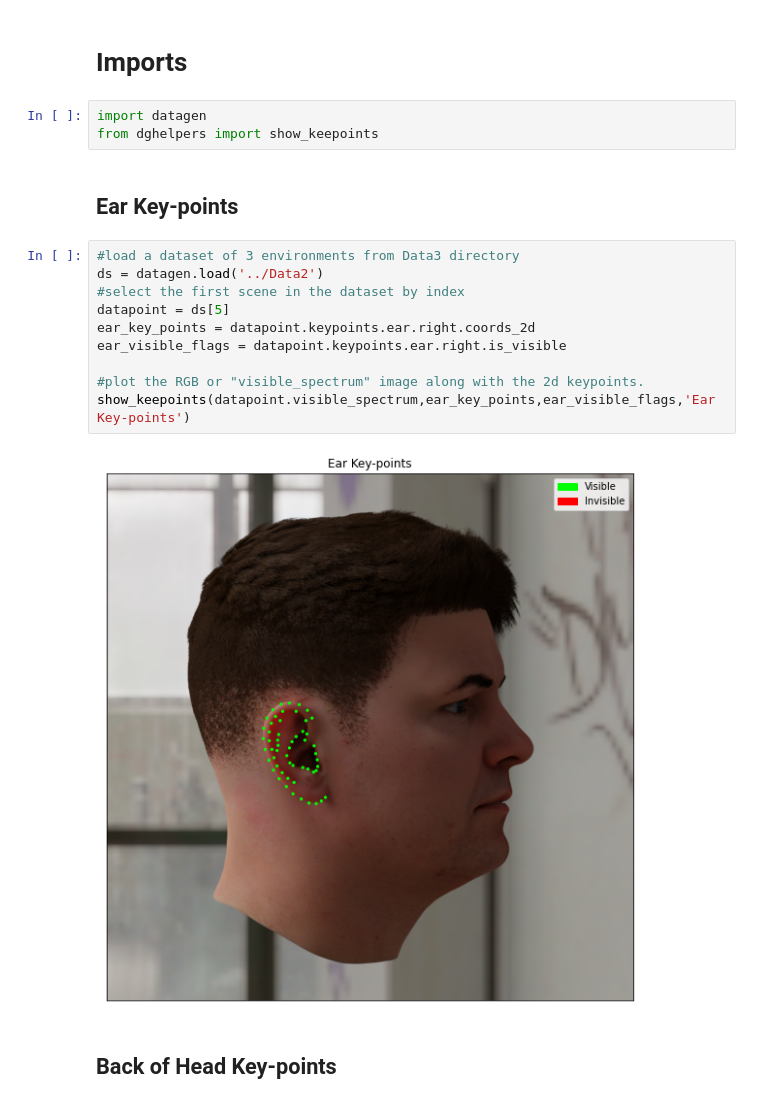
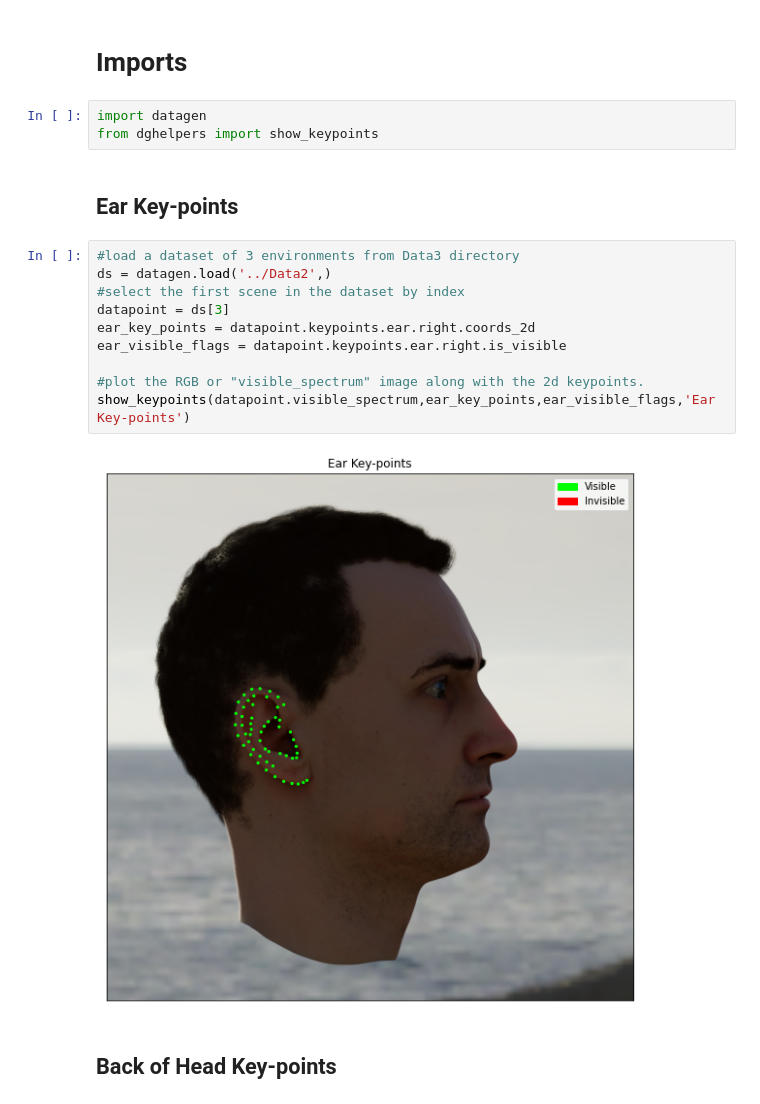
Before and after one commit to DatagenTech/dgutils, a Jupyter notebook: Notebooks/head_ear_keypoints.ipynb, the cells around one changed output. Saved outputs shown, nothing was run; the diff lists cells and outputs as text.

```diff
--- a/Notebooks/head_ear_keypoints.ipynb
+++ b/Notebooks/head_ear_keypoints.ipynb
@@ -4,21 +4,21 @@
 # Imports
 # %%
 import datagen
-from dghelpers import show_keepoints
+from dghelpers import show_keypoints
 # %% [markdown]
 ## Ear Key-points
 # %%
 #load a dataset of 3 environments from Data3 directory
-ds = datagen.load('../Data2')
+ds = datagen.load('../Data2',)
 #select the first scene in the dataset by index
-datapoint = ds[5]
+datapoint = ds[3]
 ear_key_points = datapoint.keypoints.ear.right.coords_2d
 ear_visible_flags = datapoint.keypoints.ear.right.is_visible
 
 #plot the RGB or "visible_spectrum" image along with the 2d keypoints.
-show_keepoints(datapoint.visible_spectrum,ear_key_points,ear_visible_flags,'Ear Key-points')
+show_keypoints(datapoint.visible_spectrum,ear_key_points,ear_visible_flags,'Ear Key-points')
 # %% [output]
-[figure, old version]
+[figure, new version]
 # %% [markdown]
 ## Back of Head Key-points
 # %%
```
Also changed, not shown: parts of 3 cells of this notebook, 1 other file.
